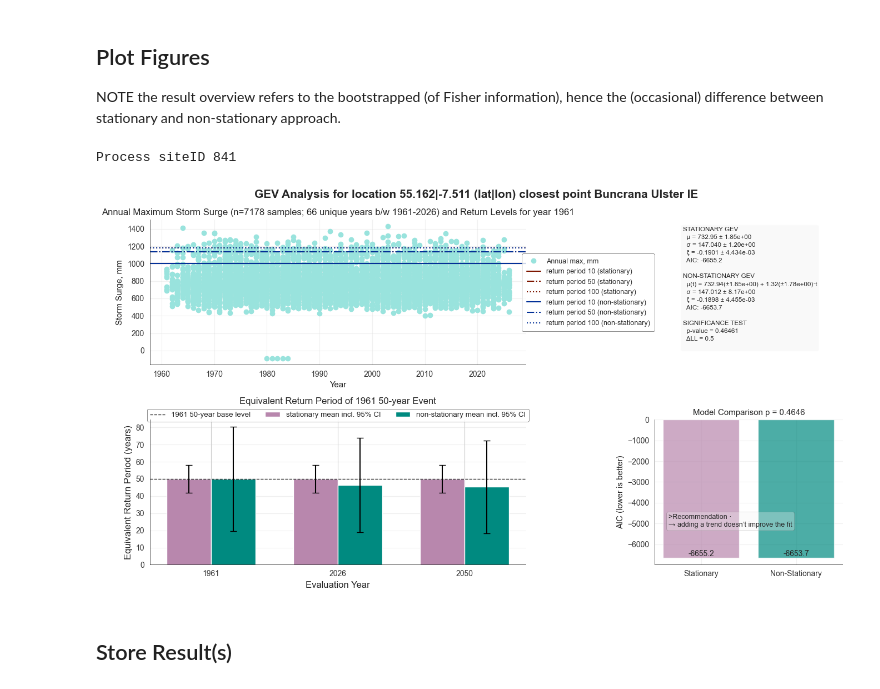
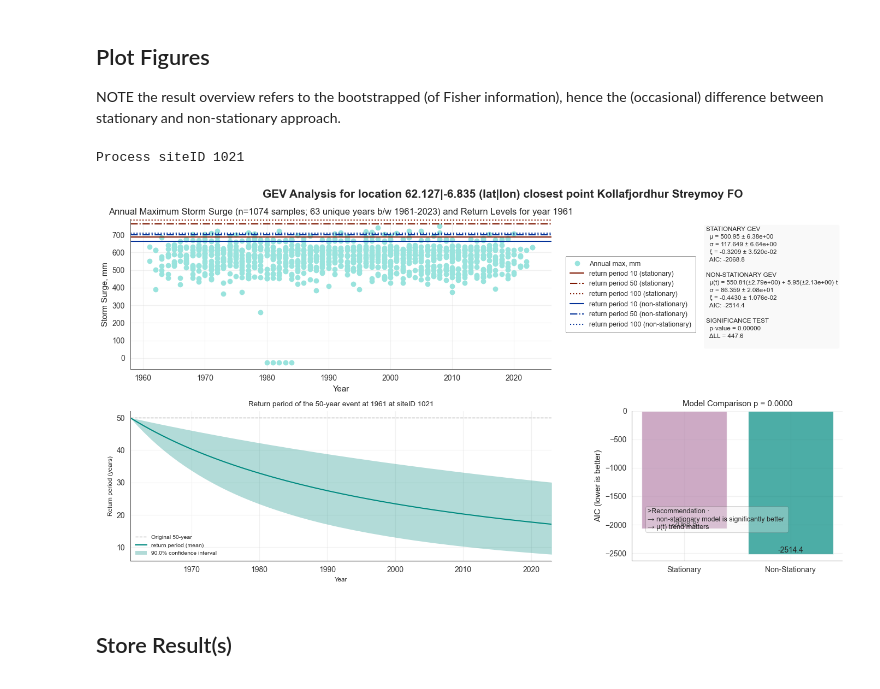
Before and after one commit to silviaelisabeth/SeaLevelExtremes, a Jupyter notebook: script/GEV_subset.ipynb, the cells around one changed output. Saved outputs shown, nothing was run; the diff lists cells and outputs as text; code cells hidden in the pictures.

Commit message:
update bootstrap and return period

```diff
--- a/script/GEV_subset.ipynb
+++ b/script/GEV_subset.ipynb
@@ -112,6 +112,6 @@ Pooling and Preparing Data...
 # %%
 print('Rearranging Data – sorting per location...')
-dic_data_per_location = dbf.extract_location_data(combined, hindcast_start, hindcast_end)
+dic_data_per_location = dbf.extract_location_data(combined, hindcast_start=HINDCAST_START, hindcast_end=HINDCAST_END)
 # %% [output]
 Rearranging Data – sorting per location...
 [Parallel(n_jobs=-1)]: Using backend LokyBackend with 8 concurrent workers.
@@ -136,18 +136,3 @@ Rearranging Data – sorting per location...
 # %%
-start_location = 840
-end_location = 850
-
-if start_location is not None or end_location is not None:
-    dic_data_per_location = ut.select_allowed_locations(
-        dic_data_per_location=dic_data_per_location,
-        start_loc=start_location, end_loc=end_location
-        )
-    print(f'Processing locations {start_location} to {end_location} ({len(dic_data_per_location)} total)')
-
-else:
-    print(f'Processing all {len(dic_data_per_location)} locations')
-
-print('Getting closest point available as location label for orientation. \nNote this is not the exact location...')
-location_labels = dbf.precompute_location_labels(dic_data_per_location)
-location_labels
+dic_data_per_location_selected = dbf.crop_to_location_range(dic_data_per_location, start_location, end_location)
 # %% [output]
@@ -329,16 +319,17 @@ NOTE the result overview refers to the bootstrapped (of Fisher information), hen
 # %%
 print(f'Process siteID {loc_id}')
 
 fig = dbplt.plot_pooled_analysis_v2(
     result=results[loc_id], site_id=loc_id, t_eval_base=1961, return_period_base=50,
-    return_periods=return_periods, display_results=True,
-    plot_evolution=[int(i.split('-')[0]) for i in plot_period_evolution],
-    leg_comparison_x=0.075, leg_comparison_y=0.35, box_parameters_x=0.15,  box_parameters_y= 0.95,
+    return_periods=RETURN_PERIODS, display_results=True,
+    plot_evolution=[int(i.split('-')[0]) for i in PLOT_PERIOD_EVOLUTION],
+    leg_comparison_x=0.075, leg_comparison_y=0.35, box_parameters_x=0.35,  box_parameters_y= 0.95,
     linestyle_trends = ['-', '--', '-.', ':', (0, (1, 1)), (0, (5, 10))], fontsize=12, figsize=(15, 7.5),
+    confidence_interval_pc=CONFIDENCE_INTERVAL
     )
 # %% [output]
-Process siteID 841
+Process siteID 1021
-[figure, old version]
+[figure, new version]
 # %% [markdown]
 ## Store Result(s)
 # %%
```
Also changed, not shown: parts of 11 cells of this notebook, 6 other files.
